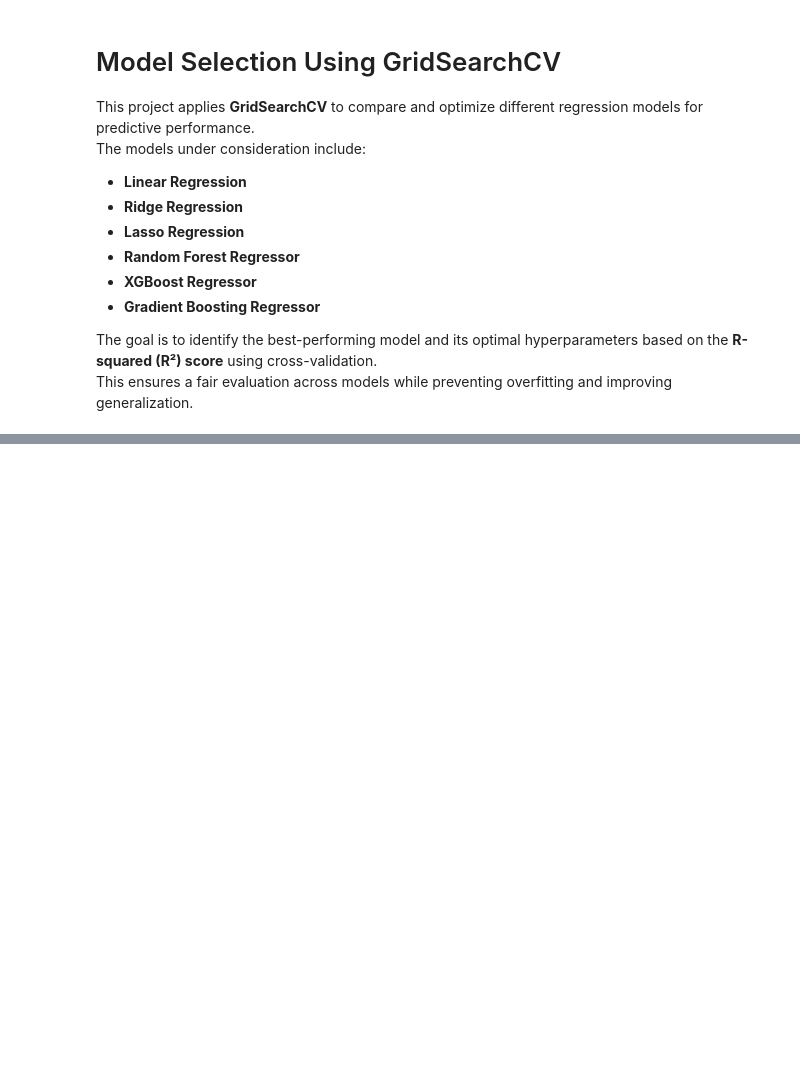
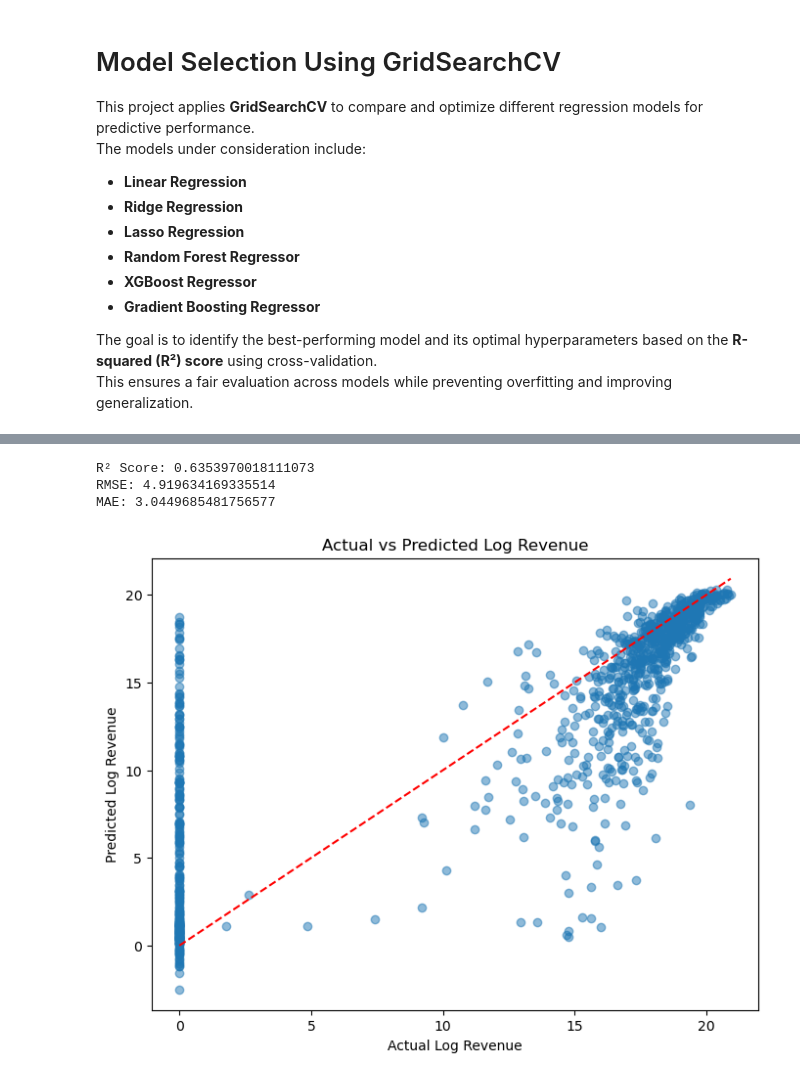
Before and after one commit to J-Kimani/DS, a Jupyter notebook: Projects/Box Office Revenue Prediction/box_office.ipynb, the cells around one changed output, grey strips where cells are left out. Saved outputs shown, nothing was run; the diff lists cells and outputs as text; code cells hidden in the pictures; blank space fills up the shorter version.

Commit message:
modelling completed

```diff
--- a/Projects/Box Office Revenue Prediction/box_office.ipynb
+++ b/Projects/Box Office Revenue Prediction/box_office.ipynb
@@ -2448,3 +2448,6 @@ The results from the hyperparameter tuning using **GridSearchCV** are summarized
 - The results suggest that **tree-based ensemble methods** capture the underlying relationships in the data better than linear models.
 
 **Best Model:** XGBoost Regressor with optimal parameters.
+# %%
+model = GradientBoostingRegressor(learning_rate= 0.1, max_depth= 3, n_estimators= 100, subsample= 0.8)
+model
@@ -2450,0 +2456,6 @@ The results from the hyperparameter tuning using **GridSearchCV** are summarized
+# %%
+model.fit(X_train, y_train)
+y_pred = model.predict(X_test)
+
+predictions = pd.DataFrame({'Actual': y_test, 'Predicted': y_pred})
+predictions.head()
@@ -2450,0 +2469,24 @@ The results from the hyperparameter tuning using **GridSearchCV** are summarized
+# %%
+# Performance Evaluation
+r2 = r2_score(y_test, y_pred)
+rmse = np.sqrt(mean_squared_error(y_test, y_pred))
+mae = mean_absolute_error(y_test, y_pred)
+
+print("R² Score:", r2)
+print("RMSE:", rmse)
+print("MAE:", mae)
+# %% [output]
+R² Score: 0.6353970018111073
+RMSE: 4.919634169335514
+MAE: 3.0449685481756577
+# %%
+# Scatter plot: Actual vs Predicted
+plt.figure(figsize=(8, 6))
+plt.scatter(y_test, y_pred, alpha=0.5)
+plt.plot([y_test.min(), y_test.max()], [y_test.min(), y_test.max()], 'r--')
+plt.xlabel('Actual Log Revenue')
+plt.ylabel('Predicted Log Revenue')
+plt.title('Actual vs Predicted Log Revenue')
+plt.show()
+# %% [output]
+[figure, added]
```
Also changed, not shown: parts of 10 cells of this notebook, 8 other files.
